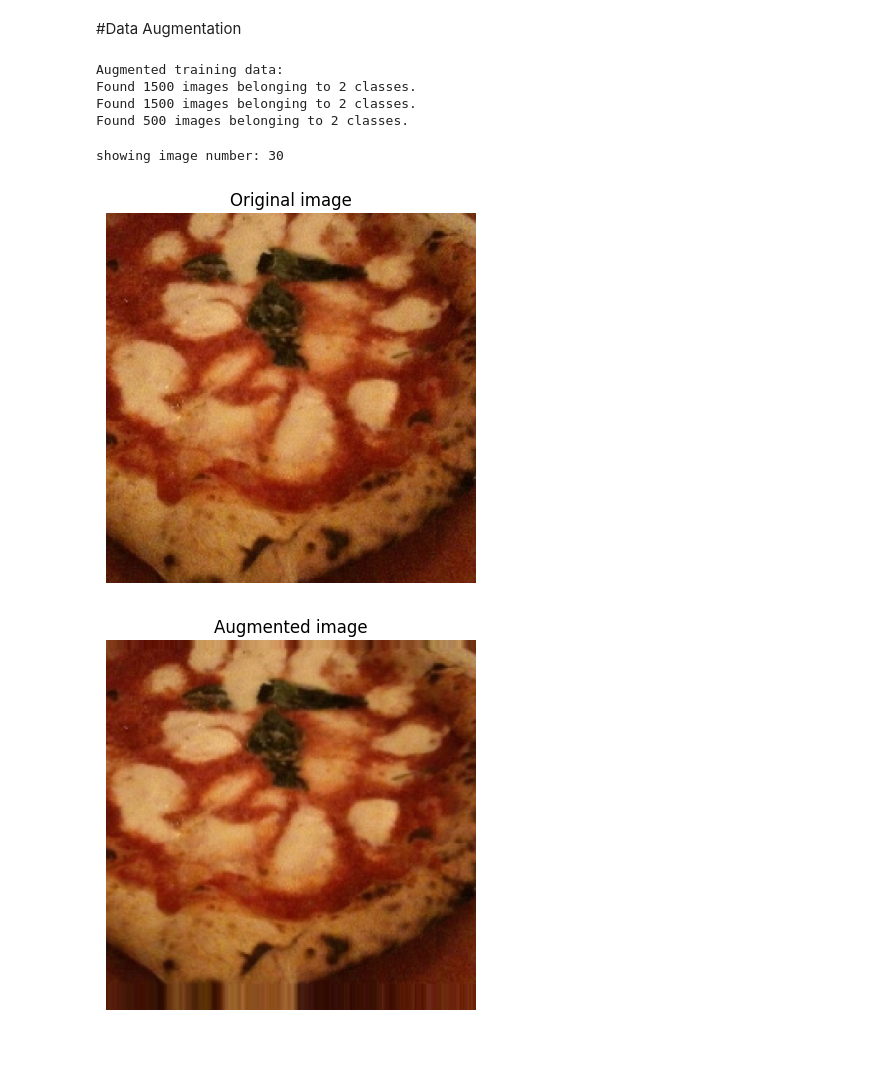
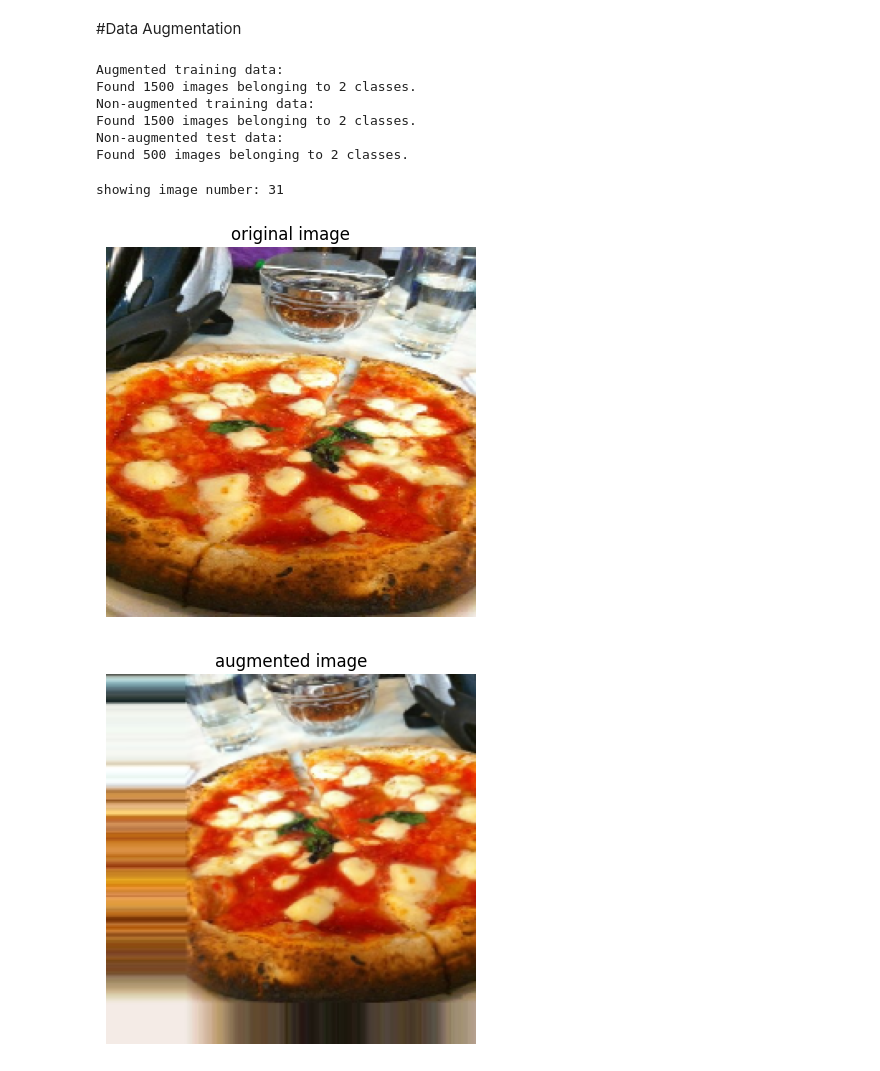
Before and after one commit to singhshahrahul/AI-ML, a Jupyter notebook: 08_CNN.ipynb, the cells around one changed output. Cells and saved outputs as stored; diff of their text form; code cells hidden in the pictures.

```diff
--- a/08_CNN.ipynb
+++ b/08_CNN.ipynb
@@ -602,24 +603,30 @@ test_datagen = ImageDataGenerator(rescale = 1/255.)
 # %%
 #import data and augment it from training directory
 print("Augmented training data: ")
-train_data_aug = train_datagen_aug.flow_from_directory(train_dir, target_size = (224, 224),
-                                                       batch_size = 32, class_mode = "binary",
+train_data_aug = train_datagen_aug.flow_from_directory(train_dir,
+                                                       target_size = (224, 224),
+                                                       batch_size = 32,
+                                                       class_mode = "binary",
                                                        shuffle = False)
-
-#create non-augmented train/test data batch
-train_data = train_datagen.flow_from_directory(directory=train_dir,
-                                               target_size=(224, 224),
-                                               batch_size=32,
-                                               class_mode="binary",
-                                               shuffle=False)
-
-test_data = test_datagen.flow_from_directory(directory=test_dir,
-                                               target_size=(224, 224),
-                                               class_mode="binary",
-                                               batch_size=32)
+#create non-augmented train data batch
+print("Non-augmented training data: ")
+train_data = train_datagen.flow_from_directory(train_dir,
+                                               target_size = (224, 224),
+                                               batch_size = 32,
+                                               class_mode = "binary",
+                                               shuffle = False)
+#create non-augmented test data batch
+print("Non-augmented test data: ")
+test_data = test_datagen.flow_from_directory(test_dir,
+                                             target_size = (224, 224),
+                                             batch_size = 32,
+                                             class_mode = "binary",
+                                             )
 # %% [output]
 Augmented training data:
 Found 1500 images belonging to 2 classes.
+Non-augmented training data:
 Found 1500 images belonging to 2 classes.
+Non-augmented test data:
 Found 500 images belonging to 2 classes.
 # %%
@@ -629,16 +636,16 @@ augmented_images, augmented_labels = next(iter(train_data_aug)) #note: labels ar
 # %%
-#Show original and augmented images
+# #show original and augmented images
 import random
 random_number = random.randint(0, 31) #batch sizes are 32
 print(f"showing image number: {random_number}")
 plt.imshow(images[random_number])
-plt.title("Original image")
+plt.title("original image")
 plt.axis(False)
 plt.figure()
 plt.imshow(augmented_images[random_number])
-plt.title("Augmented image")
+plt.title("augmented image")
 plt.axis(False);
 # %% [output]
-showing image number: 30
+showing image number: 31
-[figure, old version]
+[figure, new version]
-[figure, old version]
+[figure, new version]
```
Also changed, not shown: parts of 8 cells of this notebook.
